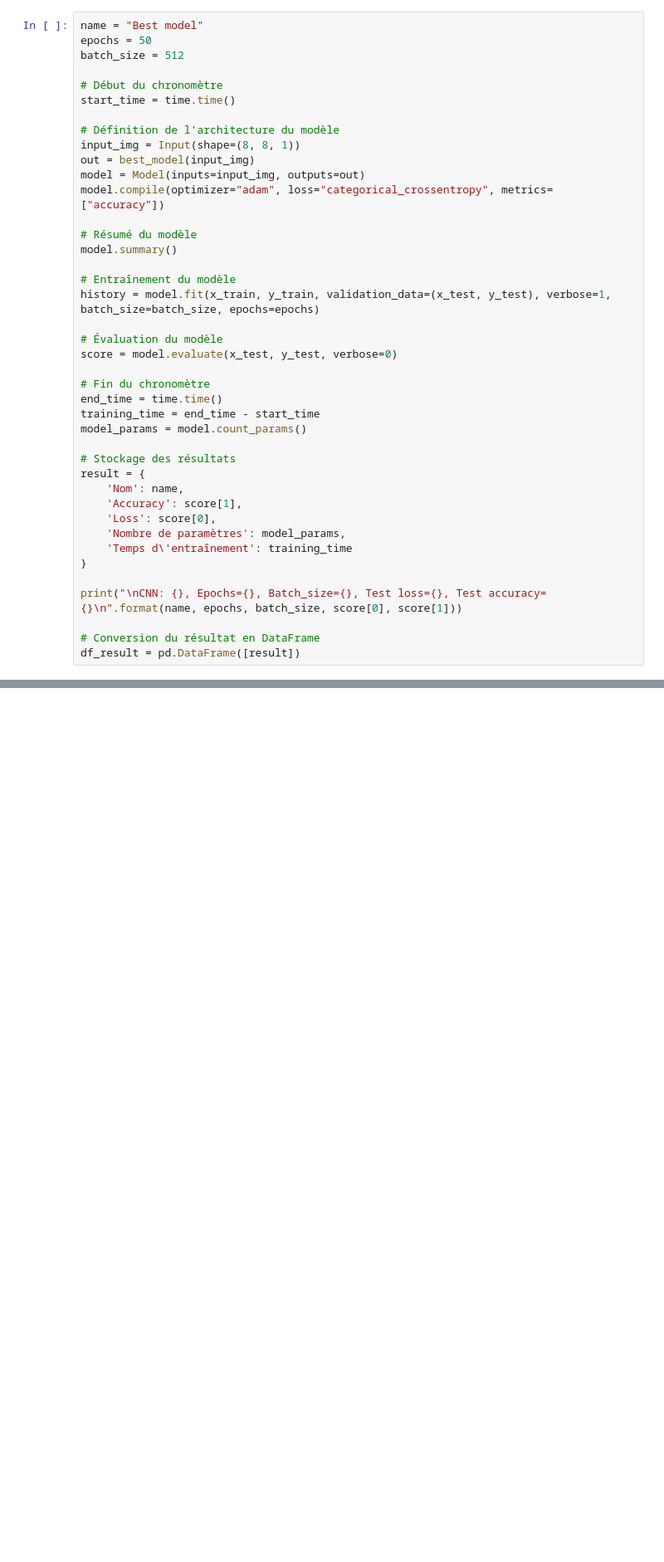
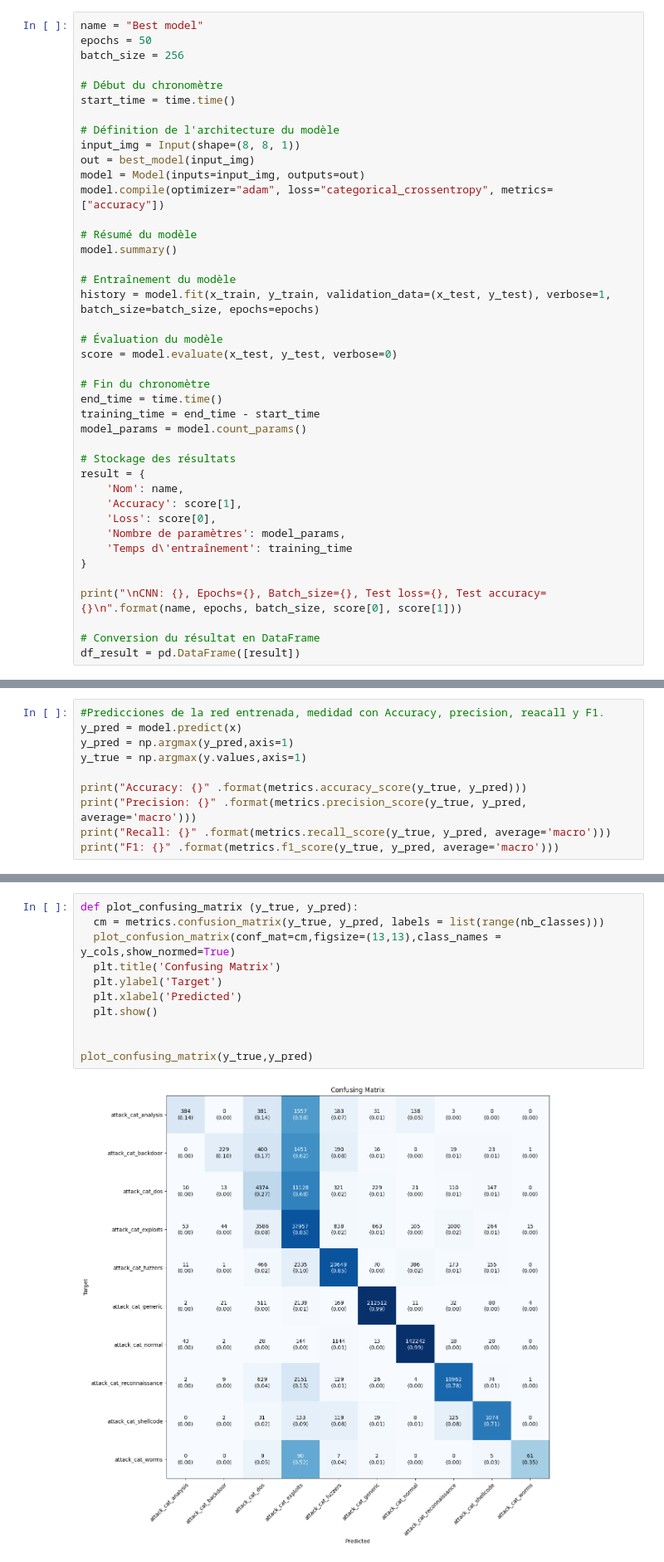
Before and after one commit to TWAAXOne/Network-intrusion-detection-with-machine-learning, a Jupyter notebook: CNN_Mutliclass.ipynb, the cells around one changed output, grey strips where cells are left out. Shown at 83% size. Saved outputs shown, nothing was run; the diff lists cells and outputs as text; blank space fills up the shorter version.

```diff
--- a/CNN_Mutliclass.ipynb
+++ b/CNN_Mutliclass.ipynb
@@ -1037,7 +1041,7 @@ def best_model(input_img):
 # %%
 name = "Best model"
 epochs = 50
-batch_size = 512
+batch_size = 256
 
 # Début du chronomètre
 start_time = time.time()
@@ -1079,0 +1105,10 @@ plot_accuracies(1,[history],["Best model"],[0.899,0.922])
+# %%
+#Predicciones de la red entrenada, medidad con Accuracy, precision, reacall y F1.
+y_pred = model.predict(x)
+y_pred = np.argmax(y_pred,axis=1)
+y_true = np.argmax(y.values,axis=1)
+
+print("Accuracy: {}" .format(metrics.accuracy_score(y_true, y_pred)))
+print("Precision: {}" .format(metrics.precision_score(y_true, y_pred, average='macro')))
+print("Recall: {}" .format(metrics.recall_score(y_true, y_pred, average='macro')))
+print("F1: {}" .format(metrics.f1_score(y_true, y_pred, average='macro')))
@@ -1079,0 +1121,13 @@ plot_accuracies(1,[history],["Best model"],[0.899,0.922])
+# %%
+def plot_confusing_matrix (y_true, y_pred):
+  cm = metrics.confusion_matrix(y_true, y_pred, labels = list(range(nb_classes)))
+  plot_confusion_matrix(conf_mat=cm,figsize=(13,13),class_names = y_cols,show_normed=True)
+  plt.title('Confusing Matrix')
+  plt.ylabel('Target')
+  plt.xlabel('Predicted')
+  plt.show()
+
+
+plot_confusing_matrix(y_true,y_pred)
+# %% [output]
+[figure, added]
```
Also changed, not shown: parts of 11 cells of this notebook.
